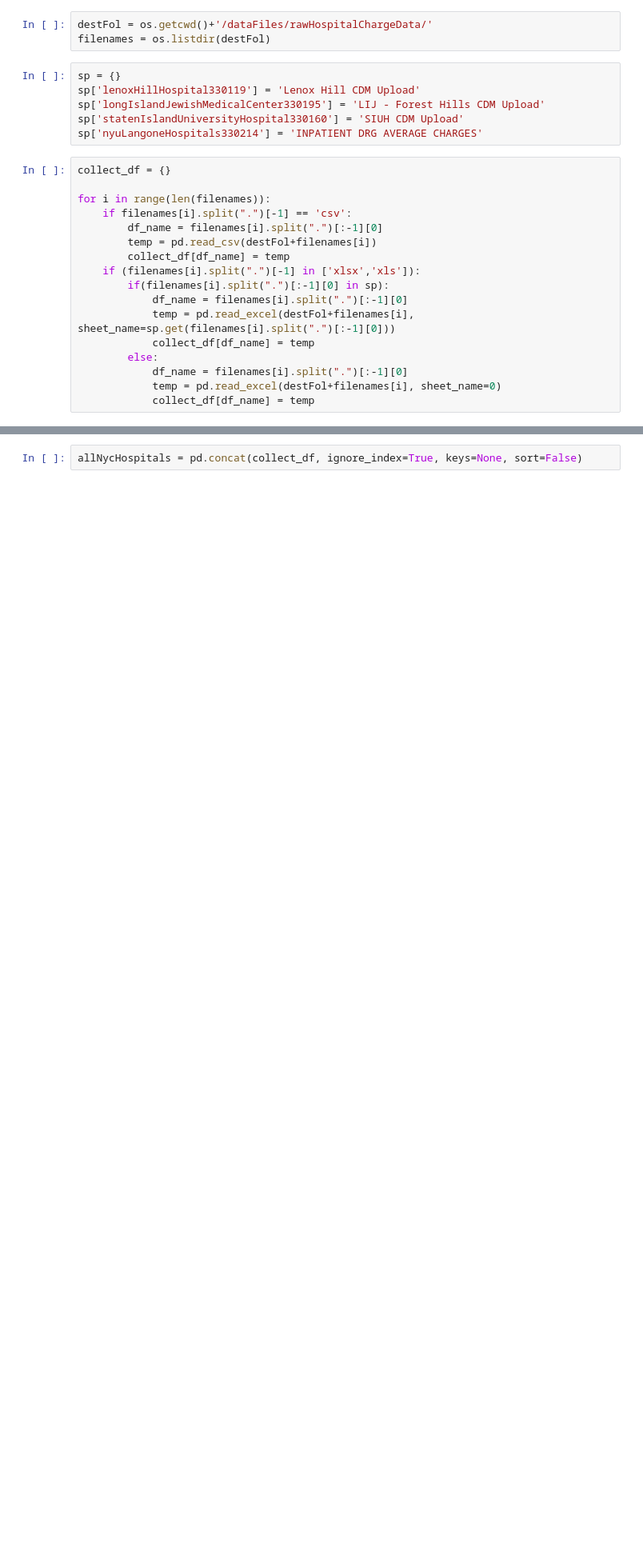
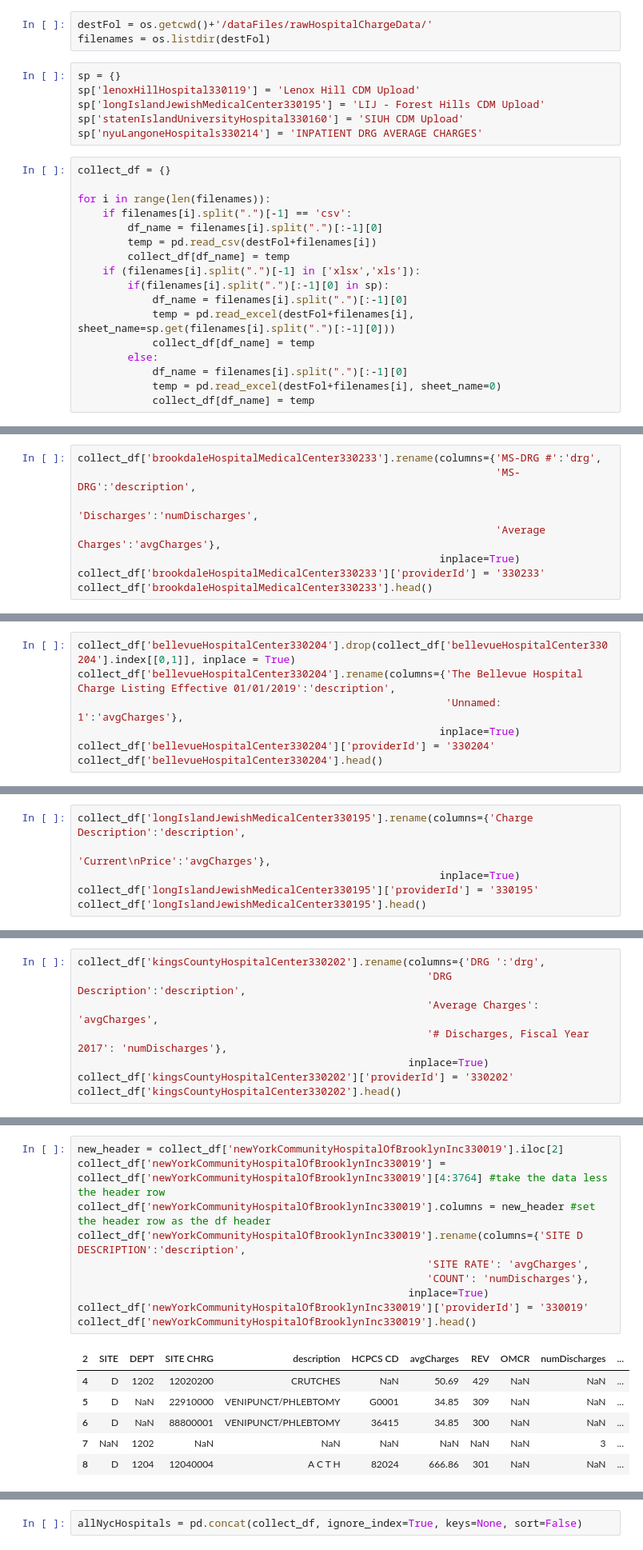
Before and after one commit to meiguan/nycHospitalPricing, a Jupyter notebook: 2_compileHospitalMasterCharges.ipynb, the cells around one changed output, grey strips where cells are left out. Shown: that part at 80% size. Cells and saved outputs as stored; diff of their text form; blank space fills up the shorter version.

Commit message:
recompiled nycHospitalsMasterCharge dataset

```diff
--- a/2_compileHospitalMasterCharges.ipynb
+++ b/2_compileHospitalMasterCharges.ipynb
@@ -591,0 +179,8 @@ collect_df['bronxLebanonHospitalCenter330009'].head()
+# %%
+collect_df['brookdaleHospitalMedicalCenter330233'].rename(columns={'MS-DRG #':'drg',
+                                                                   'MS-DRG':'description',
+                                                                   'Discharges':'numDischarges',
+                                                                   'Average Charges':'avgCharges'},
+                                                          inplace=True)
+collect_df['brookdaleHospitalMedicalCenter330233']['providerId'] = '330233'
+collect_df['brookdaleHospitalMedicalCenter330233'].head()
@@ -591,0 +194,7 @@ collect_df['bronxLebanonHospitalCenter330009'].head()
+# %%
+collect_df['bellevueHospitalCenter330204'].drop(collect_df['bellevueHospitalCenter330204'].index[[0,1]], inplace = True)
+collect_df['bellevueHospitalCenter330204'].rename(columns={'The Bellevue Hospital Charge Listing Effective 01/01/2019':'description',
+                                                           'Unnamed: 1':'avgCharges'},
+                                                          inplace=True)
+collect_df['bellevueHospitalCenter330204']['providerId'] = '330204'
+collect_df['bellevueHospitalCenter330204'].head()
@@ -591,0 +208,6 @@ collect_df['bronxLebanonHospitalCenter330009'].head()
+# %%
+collect_df['longIslandJewishMedicalCenter330195'].rename(columns={'Charge Description':'description',
+                                                                  'Current\nPrice':'avgCharges'},
+                                                          inplace=True)
+collect_df['longIslandJewishMedicalCenter330195']['providerId'] = '330195'
+collect_df['longIslandJewishMedicalCenter330195'].head()
@@ -591,0 +221,8 @@ collect_df['bronxLebanonHospitalCenter330009'].head()
+# %%
+collect_df['kingsCountyHospitalCenter330202'].rename(columns={'DRG ':'drg',
+                                                        'DRG Description':'description',
+                                                        'Average Charges': 'avgCharges',
+                                                        '# Discharges, Fiscal Year 2017': 'numDischarges'},
+                                                     inplace=True)
+collect_df['kingsCountyHospitalCenter330202']['providerId'] = '330202'
+collect_df['kingsCountyHospitalCenter330202'].head()
@@ -591,0 +236,17 @@ collect_df['bronxLebanonHospitalCenter330009'].head()
+# %%
+new_header = collect_df['newYorkCommunityHospitalOfBrooklynInc330019'].iloc[2]
+collect_df['newYorkCommunityHospitalOfBrooklynInc330019'] = collect_df['newYorkCommunityHospitalOfBrooklynInc330019'][4:3764] #take the data less the header row
+collect_df['newYorkCommunityHospitalOfBrooklynInc330019'].columns = new_header #set the header row as the df header
+collect_df['newYorkCommunityHospitalOfBrooklynInc330019'].rename(columns={'SITE D DESCRIPTION':'description',
+                                                        'SITE RATE': 'avgCharges',
+                                                        'COUNT': 'numDischarges'},
+                                                     inplace=True)
+collect_df['newYorkCommunityHospitalOfBrooklynInc330019']['providerId'] = '330019'
+collect_df['newYorkCommunityHospitalOfBrooklynInc330019'].head()
+# %% [output]
+| 2 | SITE | DEPT | SITE CHRG | description | HCPCS CD | avgCharges | REV | OMCR | numDischarges | ... |
+| 4 | D | 1202 | 12020200 | CRUTCHES | NaN | 50.69 | 429 | NaN | NaN | ... |
+| 5 | D | NaN | 22910000 | VENIPUNCT/PHLEBTOMY | G0001 | 34.85 | 309 | NaN | NaN | ... |
+| 6 | D | NaN | 88800001 | VENIPUNCT/PHLEBTOMY | 36415 | 34.85 | 300 | NaN | NaN | ... |
+| 7 | NaN | 1202 | NaN | NaN | NaN | NaN | NaN | NaN | 3 | ... |
+| 8 | D | 1204 | 12040004 | A C T H | 82024 | 666.86 | 301 | NaN | NaN | ... |
```
Also changed, not shown: parts of 92 cells of this notebook, 3 other files.
